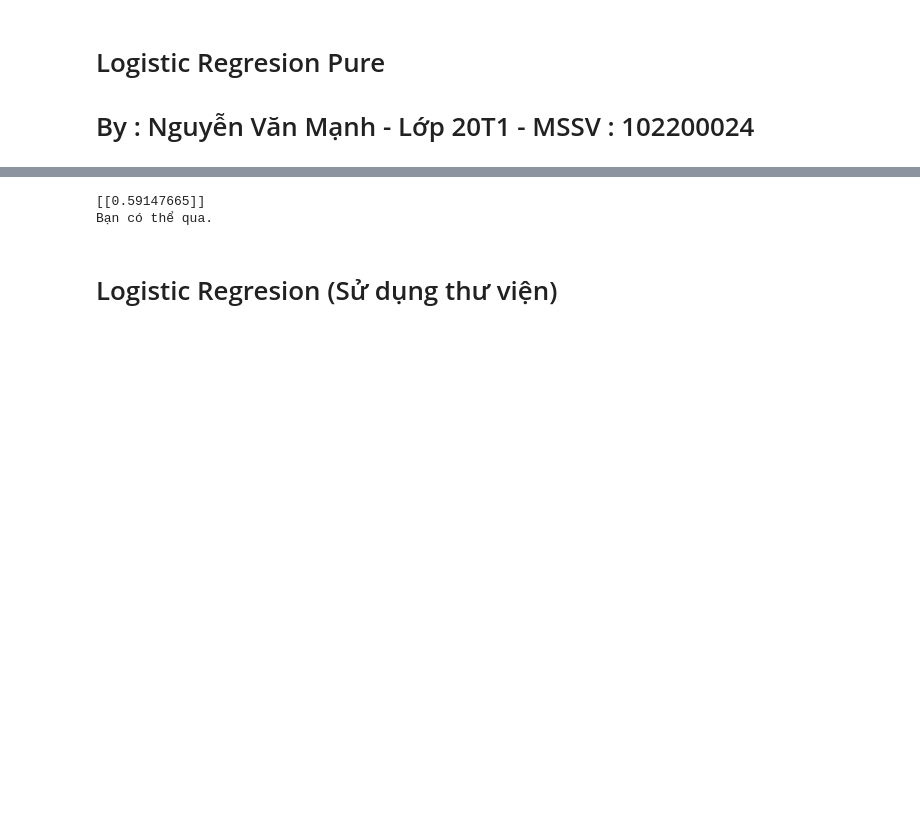
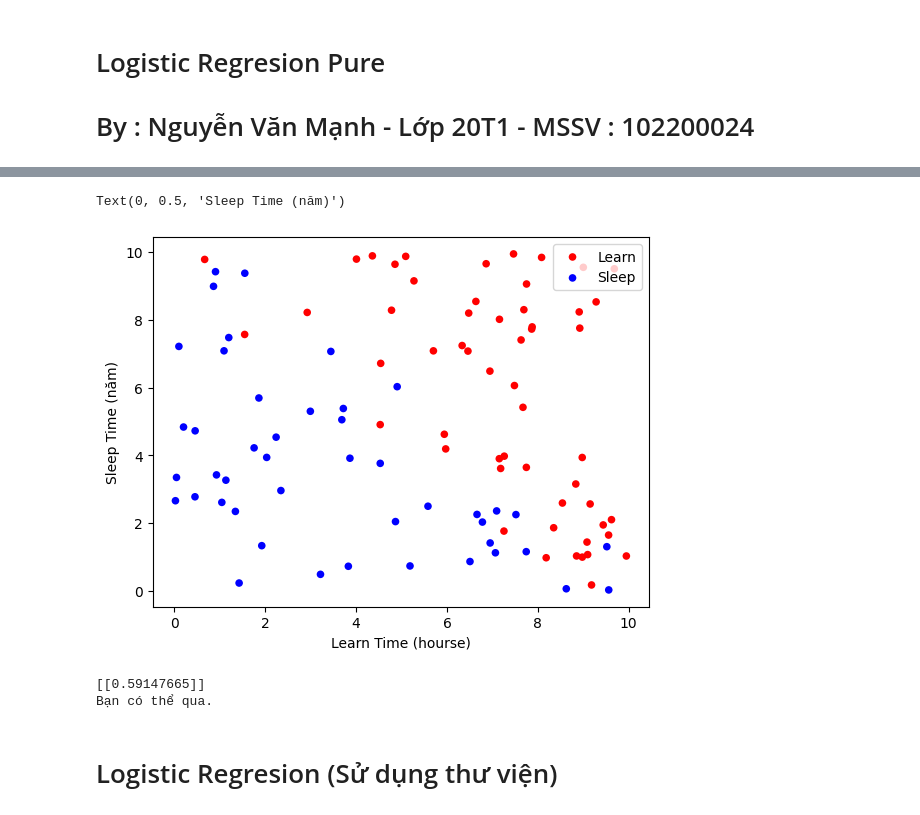
Before and after one commit to NguyenVanManh-AI/Deep-Learning, a Jupyter notebook: Learning/Chapter2_Machine learning_basic/Lab2_Logistic regression/Lab2_NguyenVanManh_LogisticRegression.ipynb, the cells around one changed output, grey strips where cells are left out. Saved outputs shown, nothing was run; the diff lists cells and outputs as text; code cells hidden in the pictures; blank space fills up the shorter version.

```diff
--- a/Learning/Chapter2_Machine learning_basic/Lab2_Logistic regression/Lab2_NguyenVanManh_LogisticRegression.ipynb
+++ b/Learning/Chapter2_Machine learning_basic/Lab2_Logistic regression/Lab2_NguyenVanManh_LogisticRegression.ipynb
@@ -87,4 +87,23 @@ F1-score: 0.9714285714285714
 [figure]
+# %%
+# Load data từ file csv
+data = pd.read_csv('data_logistic.csv').values
+N, d = data.shape
+x = data[:, 0:d-1].reshape(-1, d-1)
+y = data[:, 2].reshape(-1, 1)
+
+# Vẽ data bằng scatter
+x_learn = x[y[:,0]==1]
+x_sleep = x[y[:,0]==0]
+
+plt.scatter(x_learn[:, 0], x_learn[:, 1], c='red', edgecolors='none', s=30, label='Learn')
+plt.scatter(x_sleep[:, 0], x_sleep[:, 1], c='blue', edgecolors='none', s=30, label='Sleep')
+plt.legend(loc=1)
+plt.xlabel('Learn Time (hourse)')
+plt.ylabel('Sleep Time (năm)')
+# %% [output]
+Text(0, 0.5, 'Sleep Time (năm)')
+[figure, added]
 # %%
 # Tính giá trị đầu vào cho mô hình logistic regression
 learn_time , sleep_time = 6 , 4
```
Also changed, not shown: parts of 1 cell of this notebook, 10 other files.
